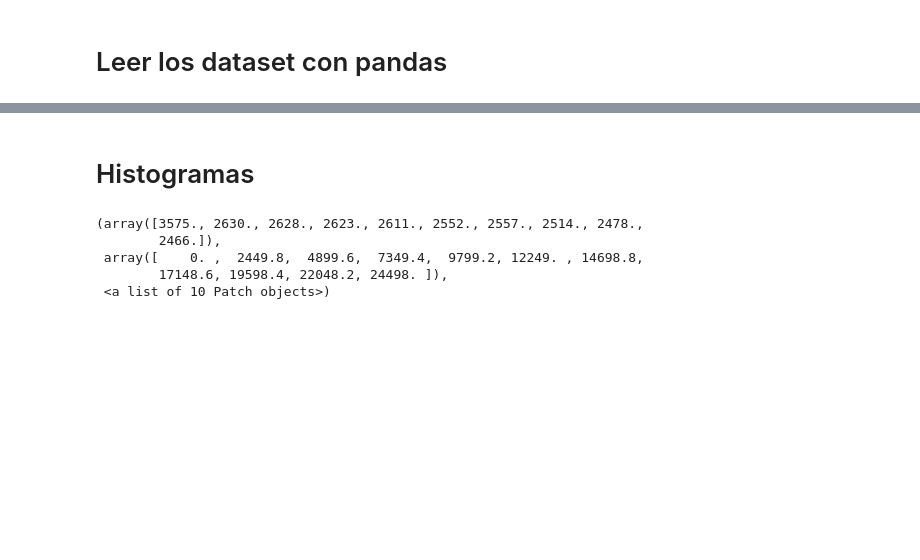
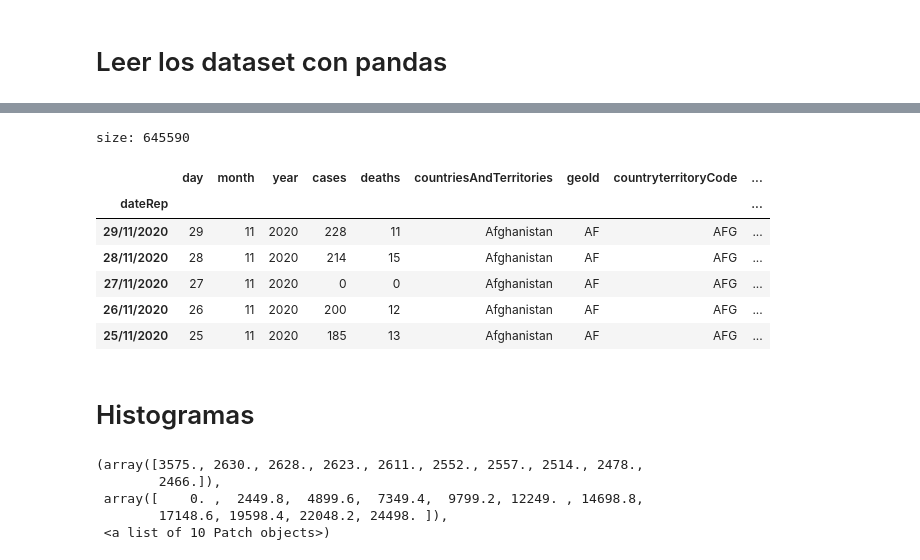
Before and after one commit to wisrovi/visualizacion-cajamar, a Jupyter notebook: Concurso_Cajamar_visualizacion_datos.ipynb, the cells around one changed output, grey strips where cells are left out. Drawn from its saved outputs; the diff is of its cells as text; code cells hidden in the pictures; blank space fills up the shorter version.

```diff
--- a/Concurso_Cajamar_visualizacion_datos.ipynb
+++ b/Concurso_Cajamar_visualizacion_datos.ipynb
@@ -42,8 +102,16 @@ if MOSTRAR_5_PRIMERAS_FILAS_CADA_UNO:
 # %%
 d5 = pd.read_csv(FOLDER_DATASET + 'Dataset5_Coronavirus_cases.txt', sep='|', index_col=0)
 print("size:", d5.size)
-if MOSTRAR_5_PRIMERAS_FILAS_CADA_UNO:
-  d5.head(5)
+d5.head(5)
+# %% [output]
+size: 645590
+|  | day | month | year | cases | deaths | countriesAndTerritories | geoId | countryterritoryCode | ... |
+| dateRep |  |  |  |  |  |  |  |  | ... |
+| 29/11/2020 | 29 | 11 | 2020 | 228 | 11 | Afghanistan | AF | AFG | ... |
+| 28/11/2020 | 28 | 11 | 2020 | 214 | 15 | Afghanistan | AF | AFG | ... |
+| 27/11/2020 | 27 | 11 | 2020 | 0 | 0 | Afghanistan | AF | AFG | ... |
+| 26/11/2020 | 26 | 11 | 2020 | 200 | 12 | Afghanistan | AF | AFG | ... |
+| 25/11/2020 | 25 | 11 | 2020 | 185 | 13 | Afghanistan | AF | AFG | ... |
 # %% [markdown]
 # Histogramas
 # %%
```
Also changed, not shown: parts of 7 cells of this notebook.
